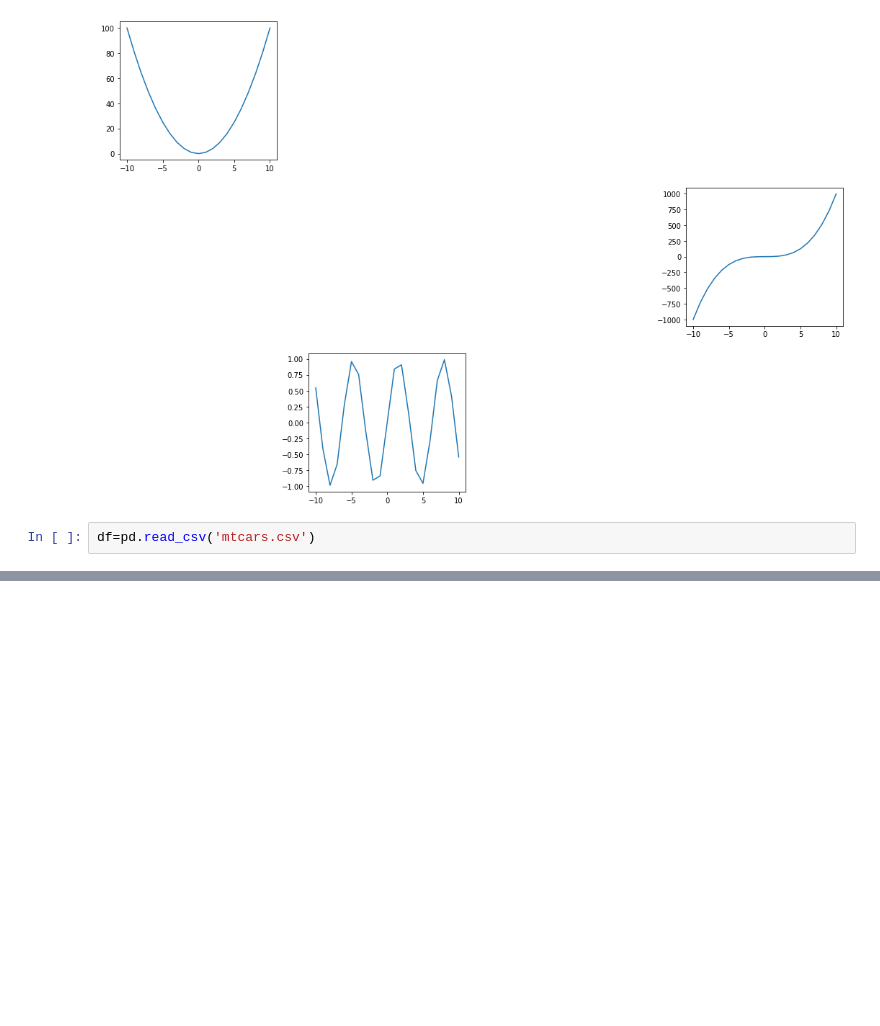
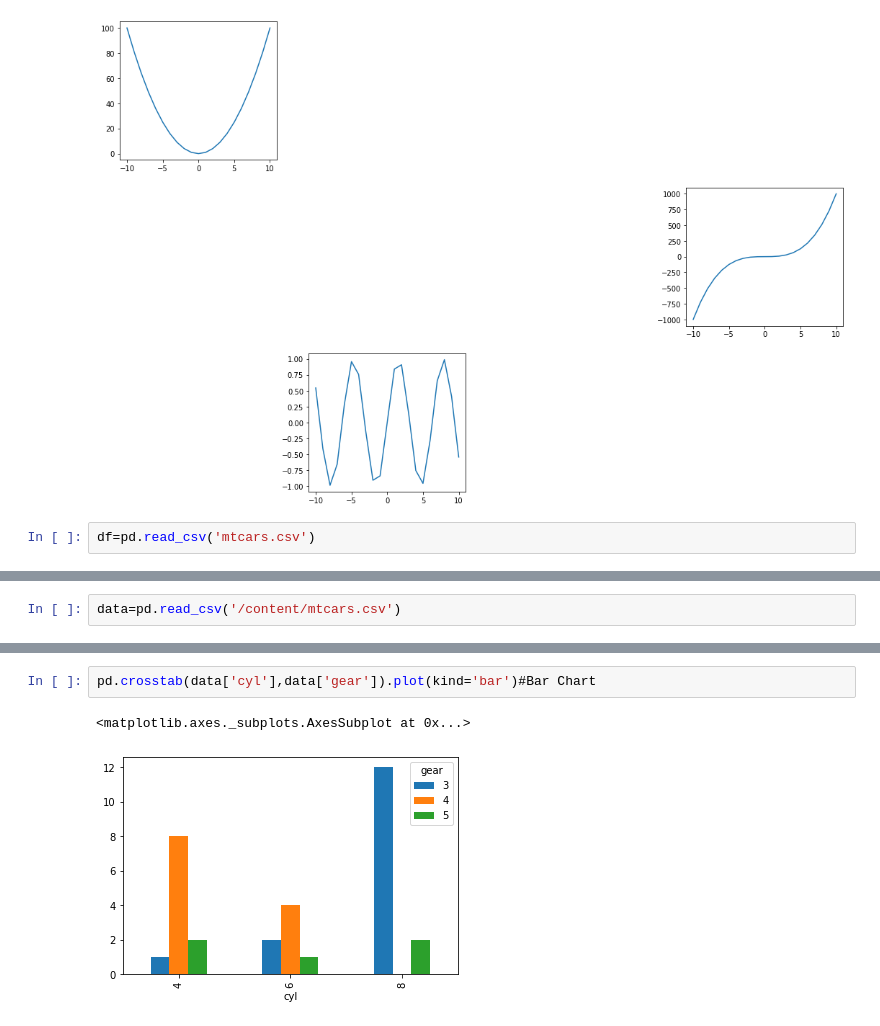
Before and after one commit to MohanPatil1/DS-And-DA-Practice, a Jupyter notebook: python_Visualization.ipynb, the cells around one changed output, grey strips where cells are left out. Saved outputs shown, nothing was run; the diff lists cells and outputs as text; blank space fills up the shorter version.

```diff
--- a/python_Visualization.ipynb
+++ b/python_Visualization.ipynb
@@ -81,0 +94,2 @@ df=pd.read_csv('mtcars.csv')
+# %%
+data=pd.read_csv('/content/mtcars.csv')
@@ -81,0 +136,5 @@ df=pd.read_csv('mtcars.csv')
+# %%
+pd.crosstab(data['cyl'],data['gear']).plot(kind='bar')#Bar Chart
+# %% [output]
+<matplotlib.axes._subplots.AxesSubplot at 0x...>
+[figure, added]
```
Also changed, not shown: parts of 47 cells of this notebook.
